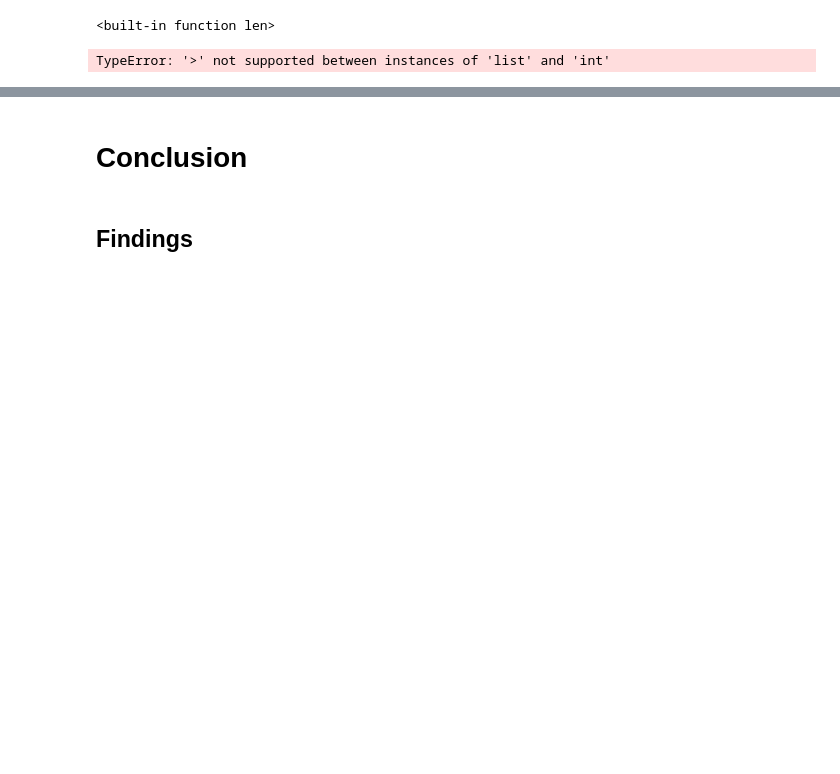
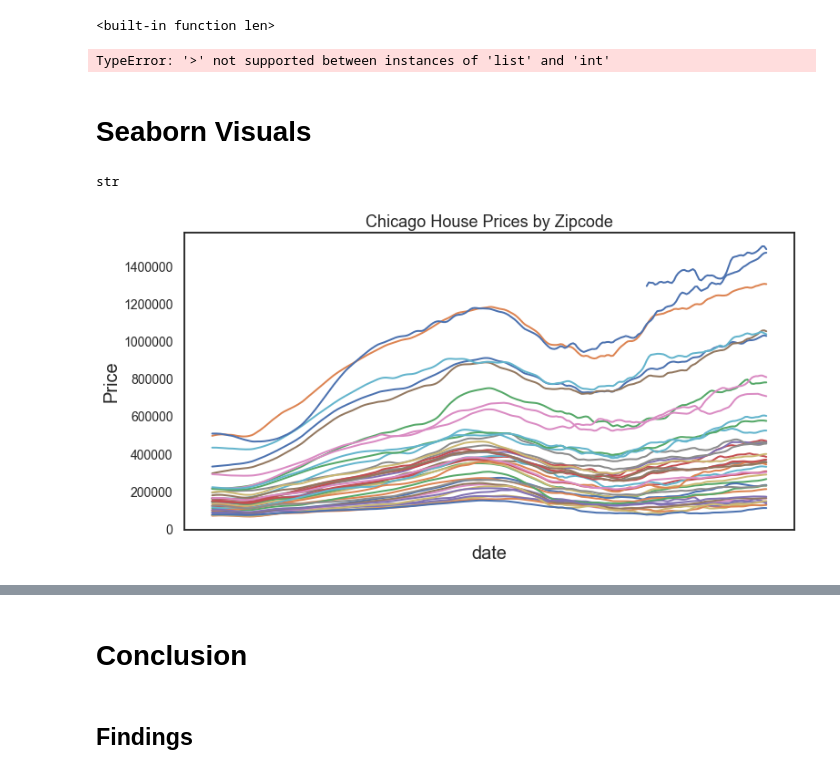
Before and after one commit to AdamBlomfield/mod_4_project, a Jupyter notebook: notebooks/ab_mod_4.ipynb, the cells around one changed output, grey strips where cells are left out. Cells and saved outputs as stored; diff of their text form; code cells hidden in the pictures; blank space fills up the shorter version.

```diff
--- a/notebooks/ab_mod_4.ipynb
+++ b/notebooks/ab_mod_4.ipynb
@@ -436,3 +436,8 @@ print(len(np.array(list1[list1>5])))
 # %% [output]
 <built-in function len>
 TypeError: '>' not supported between instances of 'list' and 'int'
+# %% [markdown]
+# Seaborn Visuals
+# %%
+zillow_chicago = pd.read_csv('../data/processed/zillow_chicago_1996_to_2018')
+zillow_chicago.set_index('date', inplace=True)
@@ -438,0 +446,4 @@ TypeError: '>' not supported between instances of 'list' and 'int'
+# %%
+type(zillow_chicago.columns[0])
+# %% [output]
+str
@@ -438,0 +453,8 @@ TypeError: '>' not supported between instances of 'list' and 'int'
+# %%
+ax = zillow_chicago.plot(figsize=(12,6), linewidth=2, fontsize=14)
+plt.xlabel('date', fontsize=20)
+plt.ylabel('Price', fontsize=20)
+plt.title('Chicago House Prices by Zipcode')
+ax.legend().remove()
+# %% [output]
+[figure, added]
```
Also changed, not shown: parts of 5 cells of this notebook, 5 other files.
